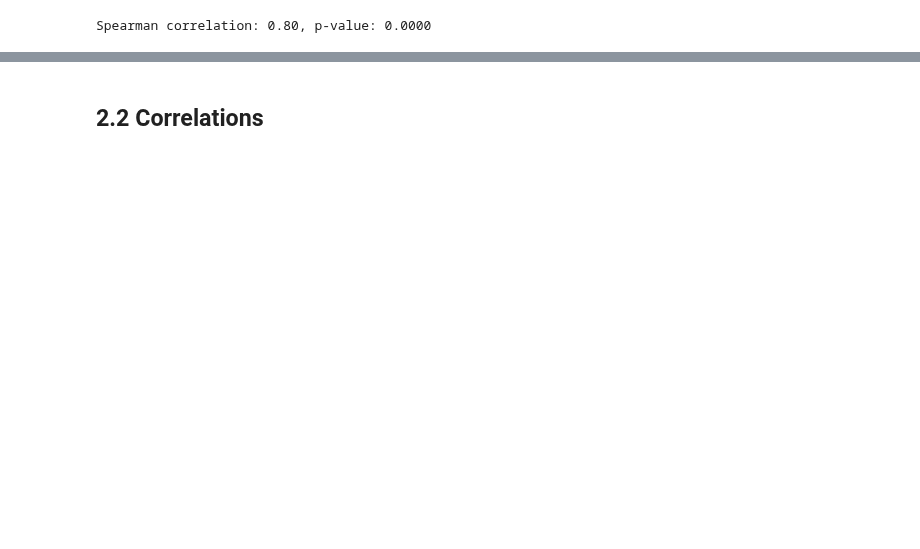
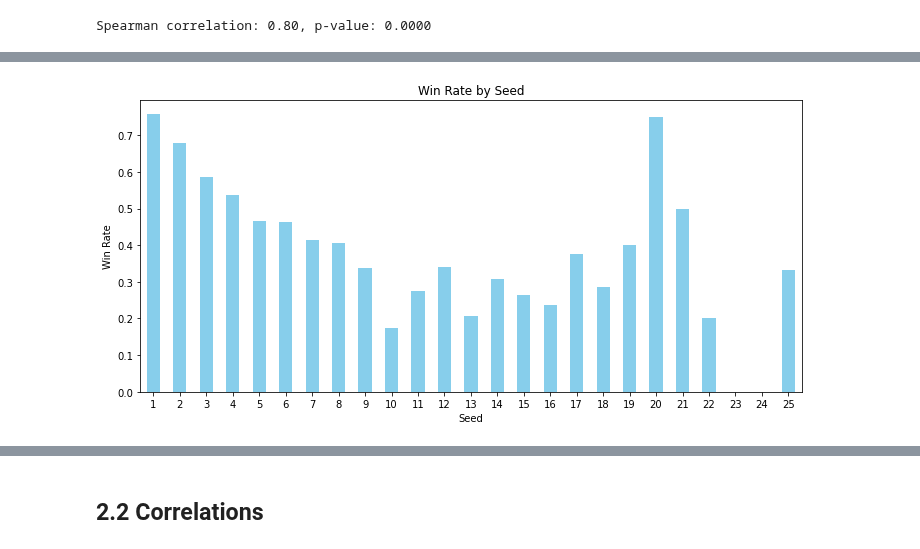
Before and after one commit to DarrenCCT/Tournament-Analysis, a Jupyter notebook: EUAC - Analysis.ipynb, the cells around one changed output, grey strips where cells are left out. Cells and saved outputs as stored; diff of their text form; code cells hidden in the pictures; blank space fills up the shorter version.

Commit message:
Add files via upload
Winrate by seeds, upsets

```diff
--- a/EUAC - Analysis.ipynb
+++ b/EUAC - Analysis.ipynb
@@ -569,6 +569,10 @@ playerdf.to_csv("PlayerAnalysis.csv", index = False)
 statsdf.to_csv("StatsAnalysis.csv", index=False)
 # %% [markdown]
 ## 5. Match Analysis
+# %%
+df = pd.read_csv("MatchAnalysis.csv")
+playerdf = pd.read_csv("PlayerAnalysis.csv")
+statsdf = pd.read_csv("StatsAnalysis.csv")
 # %% [markdown]
 ## 5.1 How many Tournaments have there been?
 # %%
@@ -682,0 +711,15 @@ filterdf.sort_values(by="Diff", ascending=False)
+# %%
+df1 = df[["Player1", "P1 Seed", "Winner"]].rename(columns={
+    "Player1": "Player",
+    "P1 Seed" : "Seed"
+})
+df2 = df[["Player2", "P2 Seed", "Winner"]].rename(columns={
+    "Player2" : "Player",
+    "P2 Seed" : "Seed"
+})
+
+seed_df = pd.concat([df1,df2])
+
+seed_df["Won"] = seed_df["Player"] == seed_df["Winner"]
+
+winrate_by_seed = seed_df.groupby("Seed")["Won"].mean()
@@ -682,0 +746,11 @@ filterdf.sort_values(by="Diff", ascending=False)
+# %%
+plt.figure(figsize=(10, 5))
+winrate_by_seed.plot(kind="bar", color="skyblue")
+plt.ylabel("Win Rate")
+plt.xlabel("Seed")
+plt.title("Win Rate by Seed")
+plt.xticks(rotation=0)
+plt.tight_layout()
+plt.show()
+# %% [output]
+[figure, added]
```
Also changed, not shown: parts of 26 cells of this notebook.
